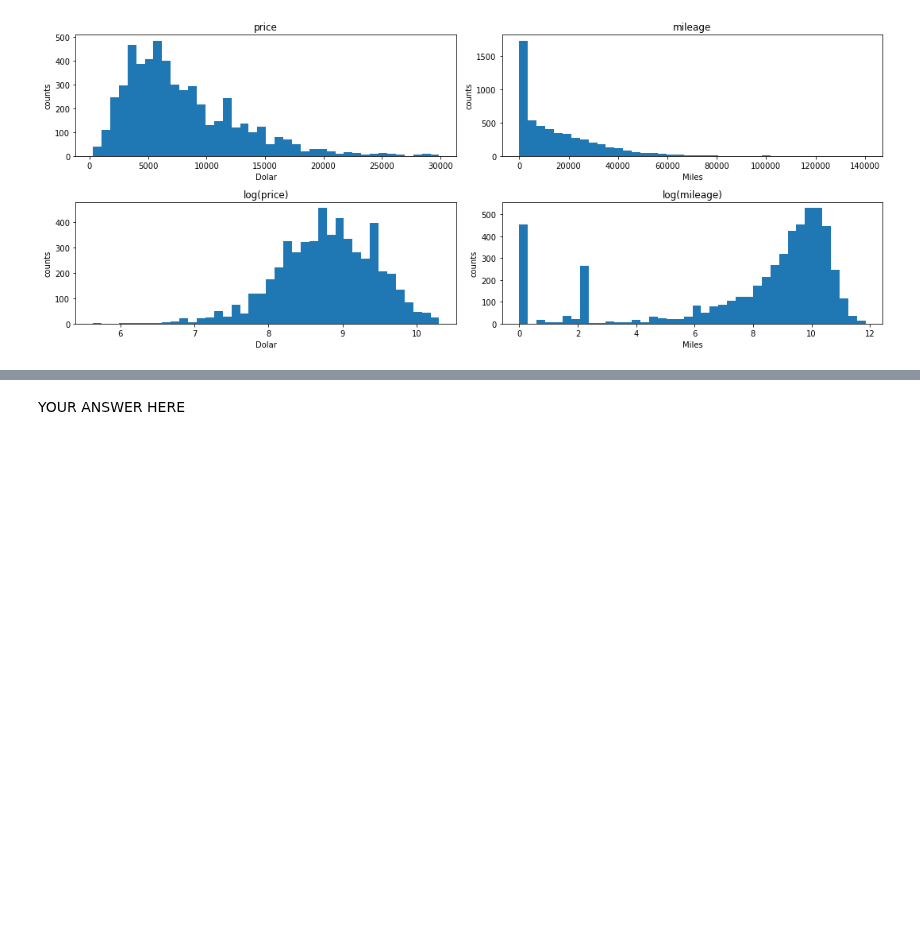
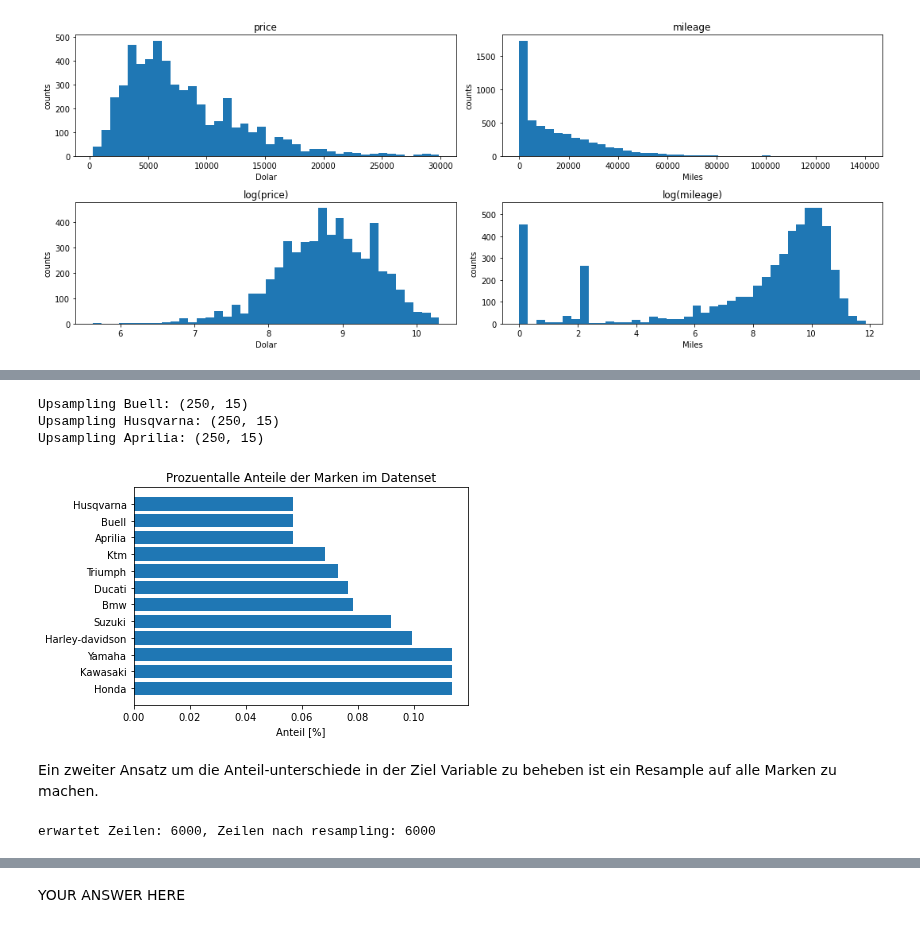
Before and after one commit to rootpi2203/ds_gml, a Jupyter notebook: gml_minichallenge_2/gml_minichallenge_2.ipynb, the cells around one changed output, grey strips where cells are left out. Drawn from its saved outputs; the diff is of its cells as text; code cells hidden in the pictures; blank space fills up the shorter version.

```diff
--- a/gml_minichallenge_2/gml_minichallenge_2.ipynb
+++ b/gml_minichallenge_2/gml_minichallenge_2.ipynb
@@ -555,0 +633,68 @@ plt.show()
+# %%
+# Upsampling Buell, Husqvarna
+from sklearn.utils import resample
+n_sample = 250
+
+buell = df_moto_clean_mlp[df_moto_clean_mlp['brand'] == 'Buell']
+bue_downsample = resample(buell,
+             replace=True,
+             n_samples=n_sample,
+             random_state=42)
+df_moto_sampling1 = pd.concat([df_moto_sampling1, bue_downsample])
+
+husqvarna = df_moto_clean_mlp[df_moto_clean_mlp['brand'] == 'Husqvarna']
+hus_downsample = resample(husqvarna,
+             replace=True,
+             n_samples=n_sample,
+             random_state=42)
+df_moto_sampling1 = pd.concat([df_moto_sampling1, hus_downsample])
+
+aprilia = df_moto_clean_mlp[df_moto_clean_mlp['brand'] == 'Aprilia']
+apr_downsample = resample(aprilia,
+             replace=True,
+             n_samples=n_sample,
+             random_state=42)
+df_moto_sampling1 = pd.concat([df_moto_sampling1, apr_downsample])
+
+
+print(f'Upsampling Buell: {bue_downsample.shape}')
+print(f'Upsampling Husqvarna: {hus_downsample.shape}')
+print(f'Upsampling Aprilia: {apr_downsample.shape}')
+# %% [output]
+Upsampling Buell: (250, 15)
+Upsampling Husqvarna: (250, 15)
+Upsampling Aprilia: (250, 15)
+# %%
+# Berechen Marken Anteile auf dem korrigierten Datensatz
+brand_resample_count = pd.DataFrame(df_moto_sampling1['brand'].value_counts())
+brand_resample_count['percent'] = df_moto_sampling1['brand'].value_counts() / len(df_moto_sampling1[attr])
+brand_resample_count
+
+# Plot die Anteile
+plt.barh(brand_resample_count.index, brand_resample_count['percent'])
+plt.title('Prozuentalle Anteile der Marken im Datenset')
+plt.xlabel('Anteil [%]')
+plt.show()
+# %% [output]
+[figure, added]
+# %% [markdown]
+Ein zweiter Ansatz um die Anteil-unterschiede in der Ziel Variable zu beheben ist ein Resample auf alle Marken zu machen.
+# %%
+# Alle Attribute resamplen zu gleichen Anteilen im Datensatz
+df_moto_sampling2 = pd.DataFrame()
+n_sample = 500
+
+brand_names = df_moto_clean_mlp['brand'].unique()
+for brand in brand_names:
+    # df mit Markenname
+    act_brand = df_moto_clean_mlp[df_moto_clean_mlp['brand'] == brand]
+    # up or downsample
+    up_downsample = resample(act_brand,
+             replace=True,
+             n_samples=n_sample,
+             random_state=42)
+
+    df_moto_sampling2 = pd.concat([df_moto_sampling2, up_downsample])
+print(f'erwartet Zeilen: {n_sample * len(brand_names)}, Zeilen nach resampling: {df_moto_sampling2.shape[0]}')
+# %% [output]
+erwartet Zeilen: 6000, Zeilen nach resampling: 6000
```
Also changed, not shown: parts of 7 cells of this notebook.
